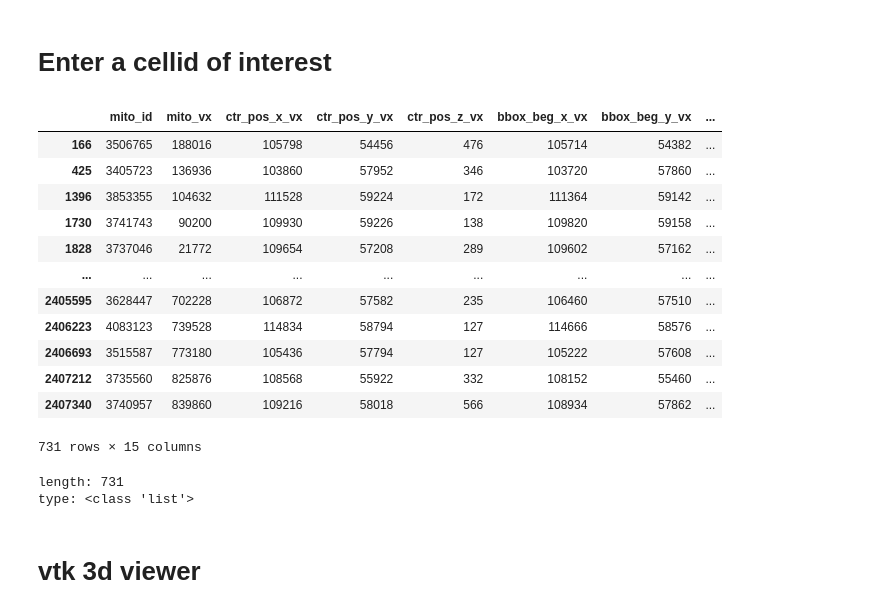
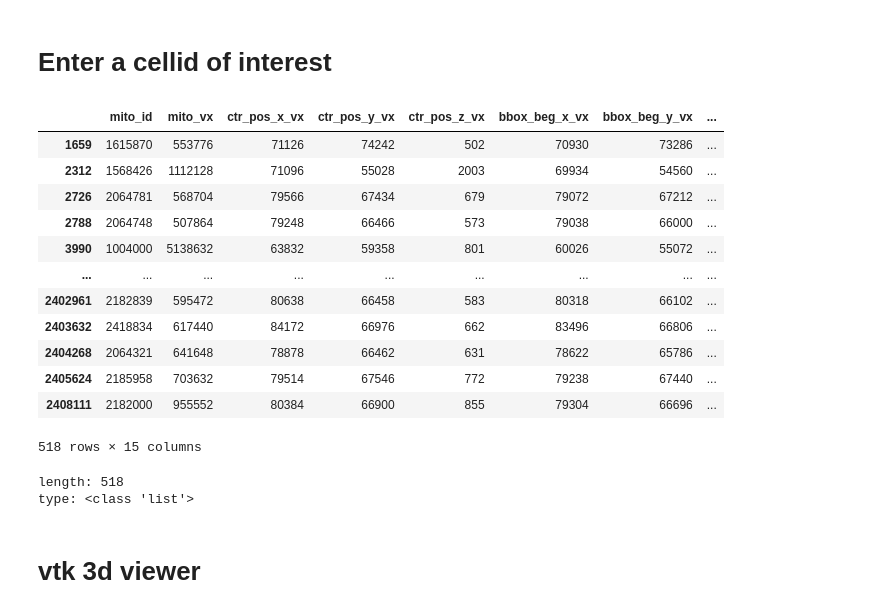
Before and after one commit to shandran/layer23-volume, a Jupyter notebook: mitochondria_analytics/vtk_mitochondria_visualizer.ipynb, the cells around one changed output. Cells and saved outputs as stored; diff of their text form; code cells hidden in the pictures.

```diff
--- a/mitochondria_analytics/vtk_mitochondria_visualizer.ipynb
+++ b/mitochondria_analytics/vtk_mitochondria_visualizer.ipynb
@@ -52,33 +52,35 @@ mito
 # Enter a cellid of interest
 # %%
 # pull all mitos from a cellid of interest
-cellid = 648518346342795947
+cellid = 648518346349535074
 
 mito_querydf = mito[mito['cellid'] == cellid]
 mito_querydf
 
 # interesting cellids
 # 648518346349530724 microglia with 149 mitos
 # 648518346349527319 astrocyte containing the largest mito in the volume and several additional large mitos
 # 648518346349537555 apical dendrite likely from a L5 or L6 pyr neuron
 # 648518346349537741 pyr neuron with largest mito in the volume for a neuron
 # 648518346349508279 oligodendrocyte
 # 648518346349525715 astrocyte
 # 648518346342795947 astrocyte contacting two blood vessels
+# 648518346349535074 pyr neuron (likely Layer 3)
+# 648518346349538053 pyr neuron from clean 65
 # %% [output]
 |  | mito_id | mito_vx | ctr_pos_x_vx | ctr_pos_y_vx | ctr_pos_z_vx | bbox_beg_x_vx | bbox_beg_y_vx | ... |
-| 166 | 3506765 | 188016 | 105798 | 54456 | 476 | 105714 | 54382 | ... |
-| 425 | 3405723 | 136936 | 103860 | 57952 | 346 | 103720 | 57860 | ... |
-| 1396 | 3853355 | 104632 | 111528 | 59224 | 172 | 111364 | 59142 | ... |
-| 1730 | 3741743 | 90200 | 109930 | 59226 | 138 | 109820 | 59158 | ... |
-| 1828 | 3737046 | 21772 | 109654 | 57208 | 289 | 109602 | 57162 | ... |
+| 1659 | 1615870 | 553776 | 71126 | 74242 | 502 | 70930 | 73286 | ... |
+| 2312 | 1568426 | 1112128 | 71096 | 55028 | 2003 | 69934 | 54560 | ... |
+| 2726 | 2064781 | 568704 | 79566 | 67434 | 679 | 79072 | 67212 | ... |
+| 2788 | 2064748 | 507864 | 79248 | 66466 | 573 | 79038 | 66000 | ... |
+| 3990 | 1004000 | 5138632 | 63832 | 59358 | 801 | 60026 | 55072 | ... |
 | ... | ... | ... | ... | ... | ... | ... | ... | ... |
-| 2405595 | 3628447 | 702228 | 106872 | 57582 | 235 | 106460 | 57510 | ... |
-| 2406223 | 4083123 | 739528 | 114834 | 58794 | 127 | 114666 | 58576 | ... |
-| 2406693 | 3515587 | 773180 | 105436 | 57794 | 127 | 105222 | 57608 | ... |
-| 2407212 | 3735560 | 825876 | 108568 | 55922 | 332 | 108152 | 55460 | ... |
-| 2407340 | 3740957 | 839860 | 109216 | 58018 | 566 | 108934 | 57862 | ... |
+| 2402961 | 2182839 | 595472 | 80638 | 66458 | 583 | 80318 | 66102 | ... |
+| 2403632 | 2418834 | 617440 | 84172 | 66976 | 662 | 83496 | 66806 | ... |
+| 2404268 | 2064321 | 641648 | 78878 | 66462 | 631 | 78622 | 65786 | ... |
+| 2405624 | 2185958 | 703632 | 79514 | 67546 | 772 | 79238 | 67440 | ... |
+| 2408111 | 2182000 | 955552 | 80384 | 66900 | 855 | 79304 | 66696 | ... |
-731 rows × 15 columns
+518 rows × 15 columns
 # %%
 mito_query_mitolist = mito_querydf.mito_id.to_list()
 print(f"length: "+str(len(mito_query_mitolist)))
@@ -86,7 +88,7 @@ print(f"type: "+str(type(mito_query_mitolist)))
 print('')
 # print(mito_query_mitolist) # uncomment to print the mito id list
 # %% [output]
-length: 731
+length: 518
 type: <class 'list'>
 # %% [markdown]
 # vtk 3d viewer
```
Also changed, not shown: parts of 8 cells of this notebook, 12 other files.
